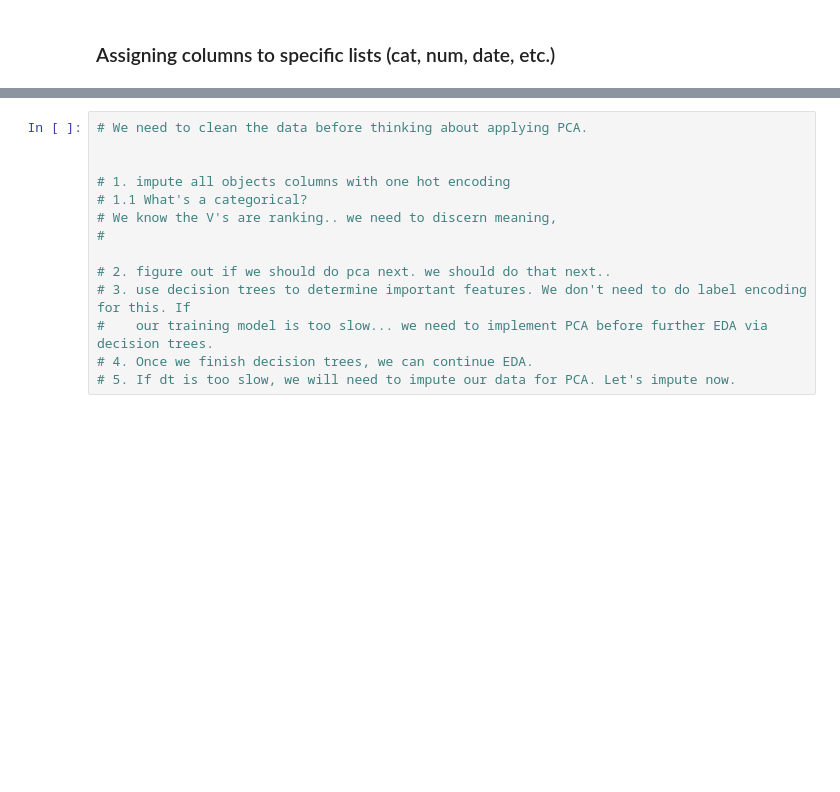
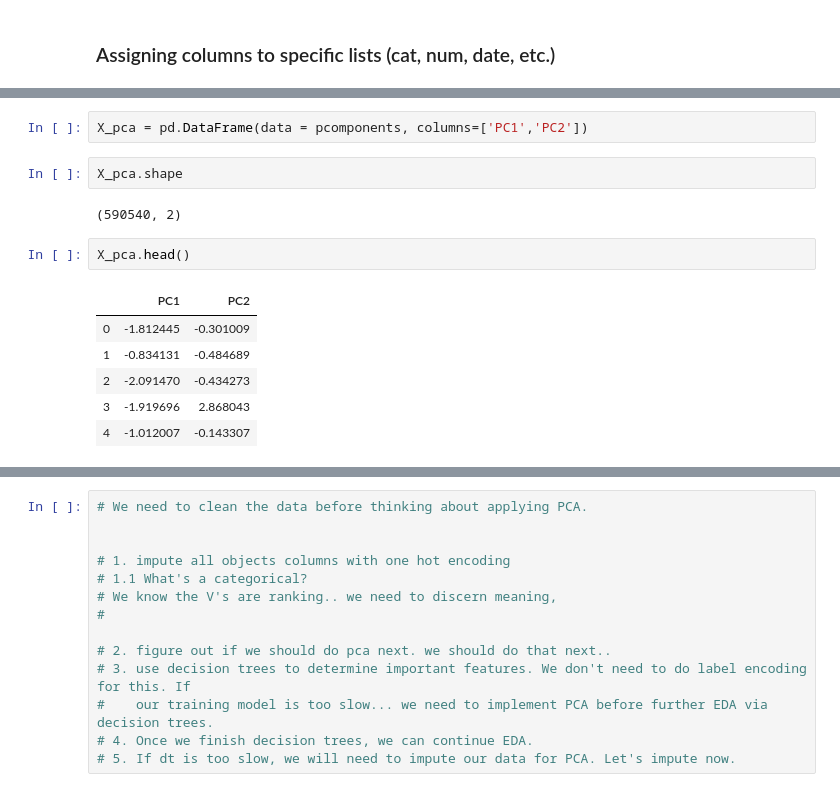
Before and after one commit to kirahman2/fraud_detection, a Jupyter notebook: Fraud Detection EDA.ipynb, the cells around one changed output, grey strips where cells are left out. Saved outputs shown, nothing was run; the diff lists cells and outputs as text; blank space fills up the shorter version.

```diff
--- a/Fraud Detection EDA.ipynb
+++ b/Fraud Detection EDA.ipynb
@@ -260,0 +343,15 @@ pp.df_train.head(5)
+# %%
+X_pca = pd.DataFrame(data = pcomponents, columns=['PC1','PC2'])
+# %%
+X_pca.shape
+# %% [output]
+(590540, 2)
+# %%
+X_pca.head()
+# %% [output]
+|  | PC1 | PC2 |
+| 0 | -1.812445 | -0.301009 |
+| 1 | -0.834131 | -0.484689 |
+| 2 | -2.091470 | -0.434273 |
+| 3 | -1.919696 | 2.868043 |
+| 4 | -1.012007 | -0.143307 |
```
Also changed, not shown: parts of 48 cells of this notebook.
